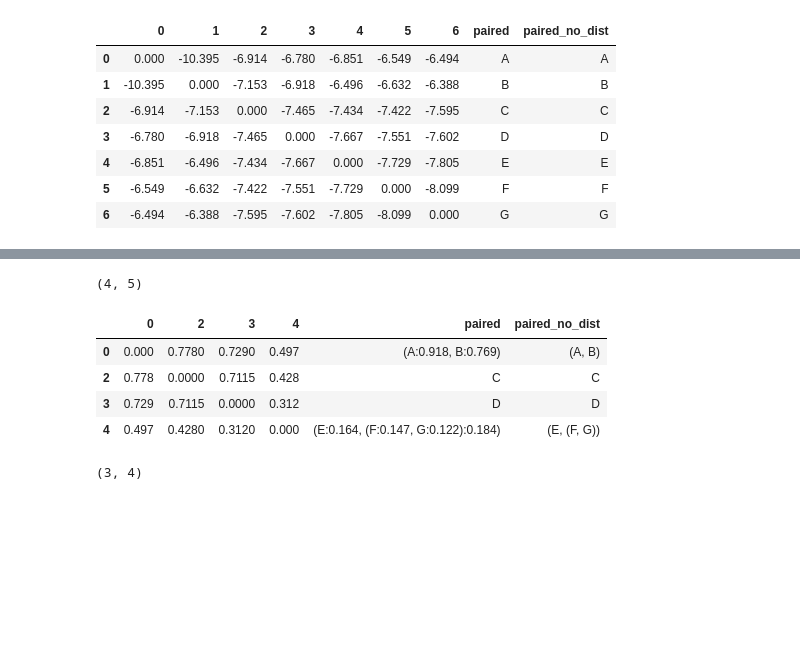
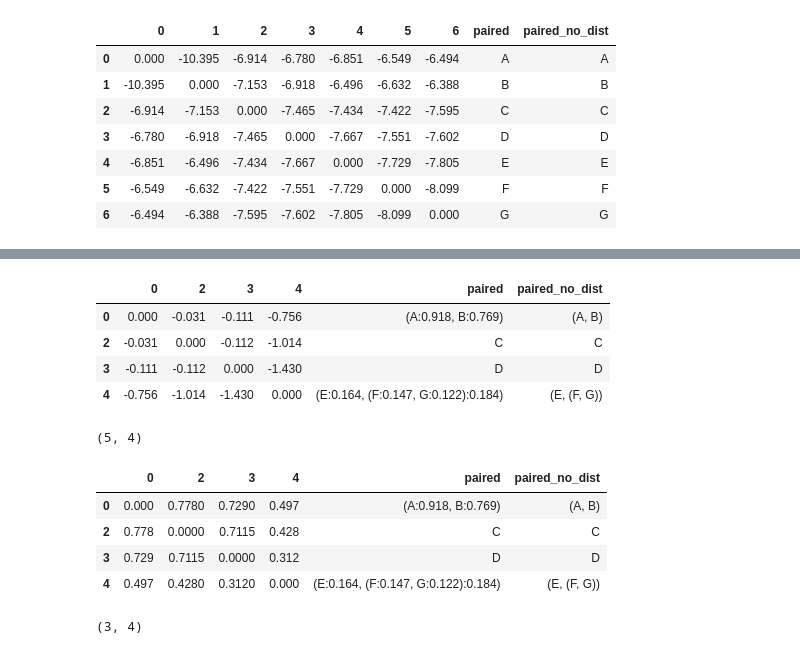
Before and after one commit to mequanent/Bioinformatics, a Jupyter notebook: hws_110761504.ipynb, the cells around one changed output, grey strips where cells are left out. Saved outputs shown, nothing was run; the diff lists cells and outputs as text; code cells hidden in the pictures; blank space fills up the shorter version.

```diff
--- a/hws_110761504.ipynb
+++ b/hws_110761504.ipynb
@@ -1222,15 +1222,23 @@ nja() # 2
 | 3 | 0.729 | 0.7115 | 0.0000 | 0.4631 | 0.354 | D | D |
 | 4 | 0.642 | 0.5958 | 0.4631 | 0.0000 | 0.194 | E | E |
 | 5 | 0.546 | 0.4540 | 0.3540 | 0.1940 | 0.000 | (F:0.147, G:0.122) | (F, G) |
-# %%
-nja() # 3
-# %% [output]
-(4, 5)
-|  | 0 | 2 | 3 | 4 | paired | paired_no_dist |
-| 0 | 0.000 | 0.7780 | 0.7290 | 0.497 | (A:0.918, B:0.769) | (A, B) |
-| 2 | 0.778 | 0.0000 | 0.7115 | 0.428 | C | C |
-| 3 | 0.729 | 0.7115 | 0.0000 | 0.312 | D | D |
-| 4 | 0.497 | 0.4280 | 0.3120 | 0.000 | (E:0.164, (F:0.147, G:0.122):0.184) | (E, (F, G)) |
+# %%
+getQ(newdist)
+# %% [output]
+|  | 0 | 2 | 3 | 4 | paired | paired_no_dist |
+| 0 | 0.000 | -0.031 | -0.111 | -0.756 | (A:0.918, B:0.769) | (A, B) |
+| 2 | -0.031 | 0.000 | -0.112 | -1.014 | C | C |
+| 3 | -0.111 | -0.112 | 0.000 | -1.430 | D | D |
+| 4 | -0.756 | -1.014 | -1.430 | 0.000 | (E:0.164, (F:0.147, G:0.122):0.184) | (E, (F, G)) |
+# %%
+nja() # 3 ((G, F), (D, (C, (B, A))), E)
+# %% [output]
+(5, 4)
+|  | 0 | 2 | 3 | 4 | paired | paired_no_dist |
+| 0 | 0.000 | 0.7780 | 0.7290 | 0.497 | (A:0.918, B:0.769) | (A, B) |
+| 2 | 0.778 | 0.0000 | 0.7115 | 0.428 | C | C |
+| 3 | 0.729 | 0.7115 | 0.0000 | 0.312 | D | D |
+| 4 | 0.497 | 0.4280 | 0.3120 | 0.000 | (E:0.164, (F:0.147, G:0.122):0.184) | (E, (F, G)) |
 # %%
 nja() # 4
 # %% [output]
```
Also changed, not shown: parts of 5 cells of this notebook.
